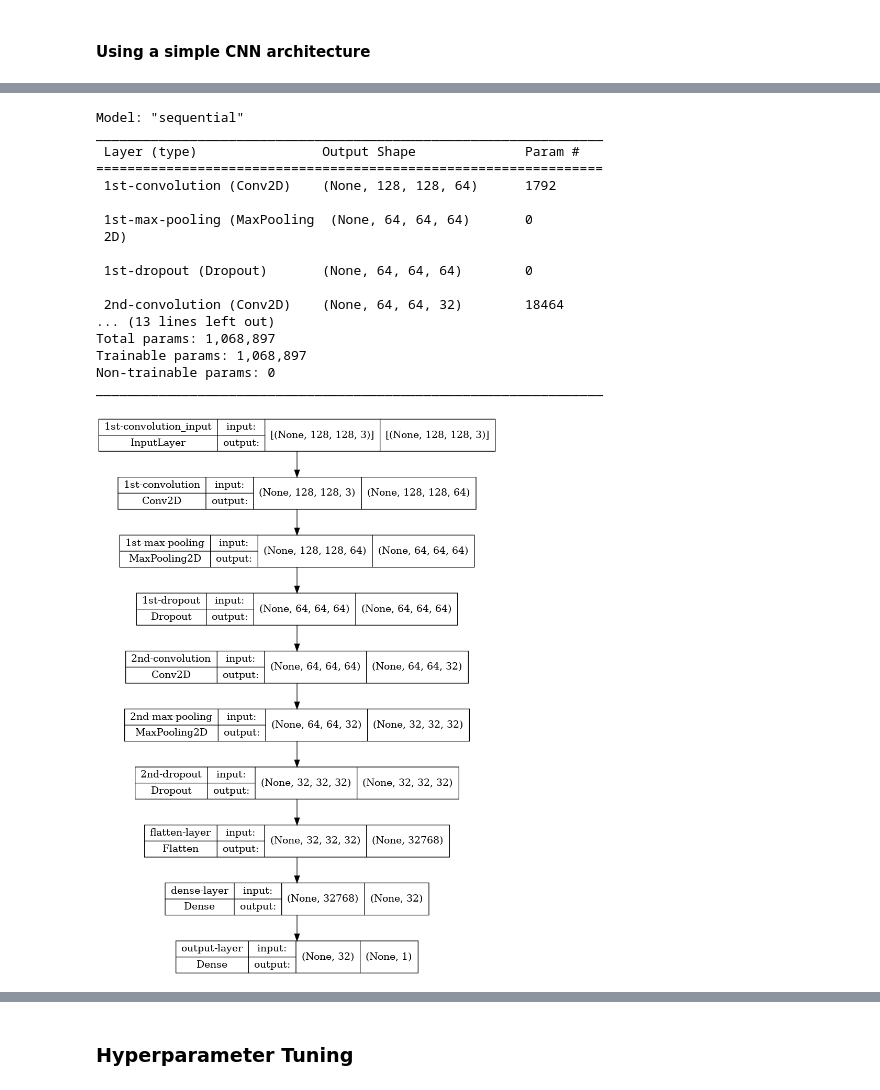
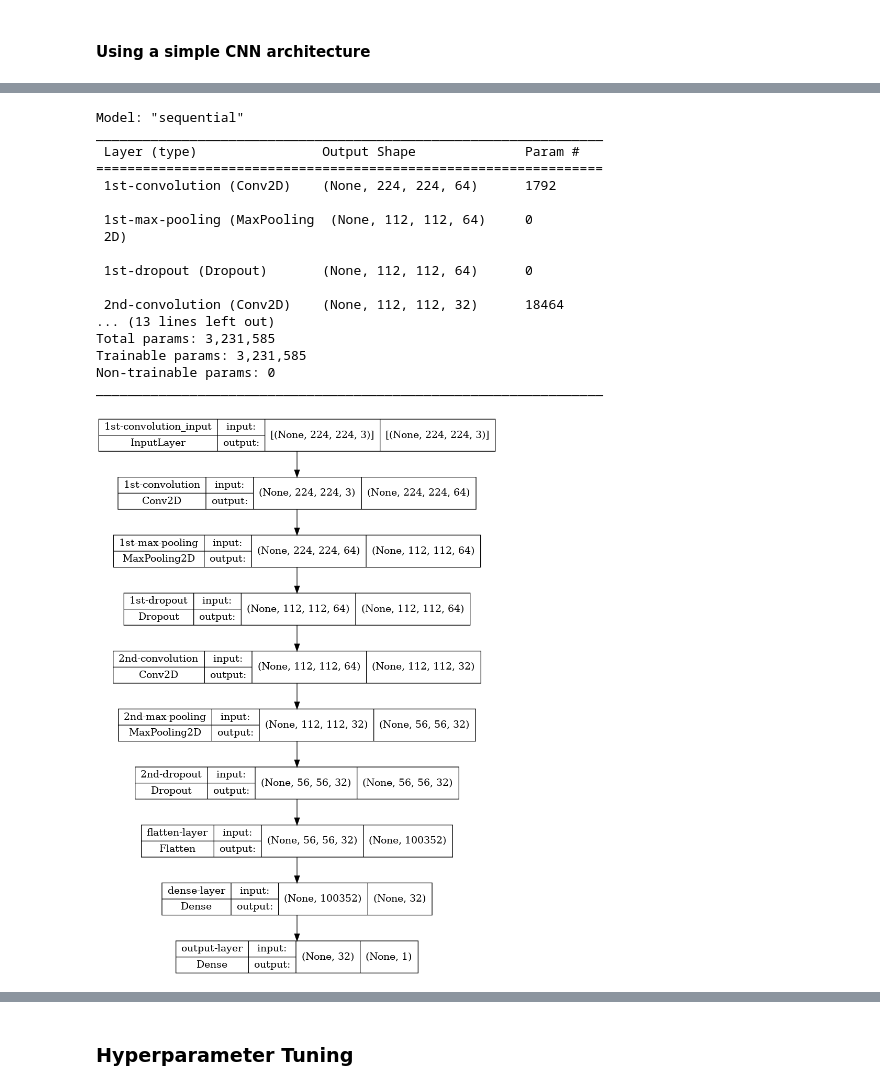
Before and after one commit to ilias-ant/x-ray-abnormality-detection, a Jupyter notebook: CNNs.ipynb, the cells around one changed output, grey strips where cells are left out. Cells and saved outputs as stored; diff of their text form; code cells hidden in the pictures.

Commit message:
[feat]: baseline model: mura-cnn-all-study-types-3231585

```diff
--- a/CNNs.ipynb
+++ b/CNNs.ipynb
@@ -188,8 +188,8 @@ shape: (36808, 6)
 # %% [markdown]
 #### Create a tensorflow input pipeline for the training data
 # %%
-IMAGE_WIDTH = 128
-IMAGE_HEIGHT = 128
+IMAGE_WIDTH = 224
+IMAGE_HEIGHT = 224
 # %%
 training = tf.keras.preprocessing.image.ImageDataGenerator(
     #     rotation_range=30,
@@ -463,17 +466,43 @@ def clean_up(model_):
     tf.keras.backend.clear_session()
     del model_
     gc.collect()
+# %%
+# the tfa.metrics.F1Score (https://www.tensorflow.org/addons/api_docs/python/tfa/metrics/F1Score)
+# requires some reshaping that is inconsistent with the other metrics we like to track
+# so we will define it from scratch
+
+class F1Score(tf.keras.metrics.Metric):
+    def __init__(self, name="f1_score", **kwargs):
+        super().__init__(name=name, **kwargs)
+        self.f1 = self.add_weight(name="f1", initializer="zeros")
+        self.precision_fn = tf.keras.metrics.Precision()
+        self.recall_fn = tf.keras.metrics.Recall()
+
+    def update_state(self, y_true, y_pred, sample_weight=None):
+        p = self.precision_fn(y_true, y_pred)
+        r = self.recall_fn(y_true, y_pred)
+        self.f1.assign(2 * ((p * r) / (p + r + 1e-10)))
+
+    def result(self):
+        return self.f1
+
+    def reset_state(self):
+        # we also need to reset the state of the precision and recall objects
+        self.precision_fn.reset_state()
+        self.recall_fn.reset_state()
+        self.f1.assign(0)
 # %%
 METRICS = [
     tf.keras.metrics.TruePositives(name="tp"),
     tf.keras.metrics.FalsePositives(name="fp"),
     tf.keras.metrics.TrueNegatives(name="tn"),
     tf.keras.metrics.FalseNegatives(name="fn"),
-    tf.keras.metrics.BinaryAccuracy(name="accuracy"),
+    tf.keras.metrics.BinaryAccuracy(name="binary_acc"),
     tf.keras.metrics.Precision(name="precision"),
     tf.keras.metrics.Recall(name="recall"),
-    tf.keras.metrics.AUC(name="auc"),
-    tf.keras.metrics.AUC(name="prc", curve="PR"),  # precision-recall curve
+    F1Score(name="f1_score"),
+    tf.keras.metrics.AUC(name="roc_auc", curve="ROC"),
+    tf.keras.metrics.AUC(name="pr_auc", curve="PR"),
     tfa.metrics.CohenKappa(num_classes=2),
 ]
 # %% [output]
@@ -570,7 +590,7 @@ def make_cnn_model():
                 pool_size=(2, 2), strides=(2, 2), padding="same", name="1st-max-pooling"
             ),
             tf.keras.layers.Dropout(
-                rate=0.2,
+                rate=0.15,
                 name="1st-dropout",
             ),
             tf.keras.layers.Conv2D(
@@ -587,7 +607,7 @@ def make_cnn_model():
                 pool_size=(2, 2), strides=(2, 2), padding="same", name="2nd-max-pooling"
             ),
             tf.keras.layers.Dropout(
-                rate=0.2,
+                rate=0.15,
                 name="2nd-dropout",
             ),
             tf.keras.layers.Flatten(name="flatten-layer"),
@@ -617,25 +637,25 @@ Model: "sequential"
 _________________________________________________________________
  Layer (type)                Output Shape              Param #
 =================================================================
- 1st-convolution (Conv2D)    (None, 128, 128, 64)      1792
+ 1st-convolution (Conv2D)    (None, 224, 224, 64)      1792
 
- 1st-max-pooling (MaxPooling  (None, 64, 64, 64)       0
+ 1st-max-pooling (MaxPooling  (None, 112, 112, 64)     0
  2D)
 
- 1st-dropout (Dropout)       (None, 64, 64, 64)        0
+ 1st-dropout (Dropout)       (None, 112, 112, 64)      0
 
- 2nd-convolution (Conv2D)    (None, 64, 64, 32)        18464
+ 2nd-convolution (Conv2D)    (None, 112, 112, 32)      18464
 ... (13 lines left out)
-Total params: 1,068,897
-Trainable params: 1,068,897
+Total params: 3,231,585
+Trainable params: 3,231,585
 Non-trainable params: 0
 _________________________________________________________________
 # %%
 tf.keras.utils.plot_model(
     model,
-    to_file="static/cnn_baseline_model.png",
+    to_file="static/mura-cnn-all-study-types-3231585.png",
     show_shapes=True,
     show_layer_names=True,
 )
 # %% [output]
-[figure, old version]
+[figure, new version]
```
Also changed, not shown: parts of 20 cells of this notebook, 4 other files.
